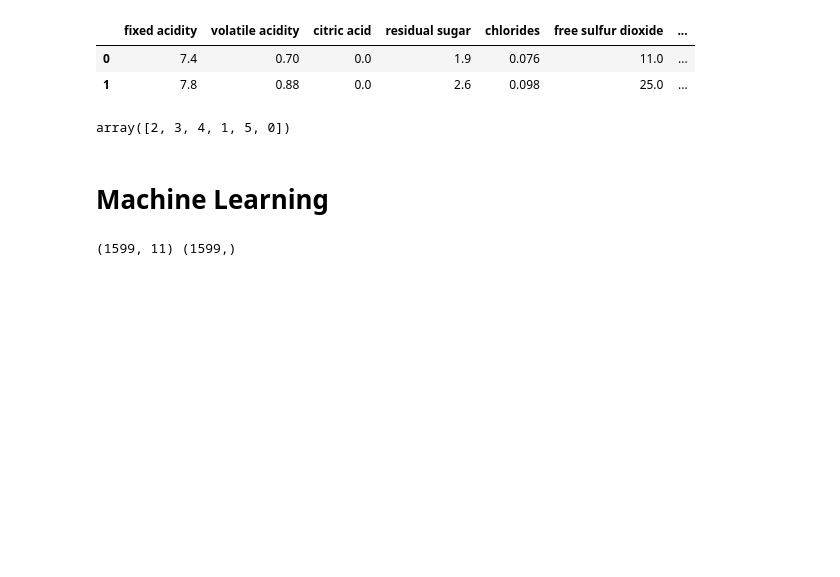
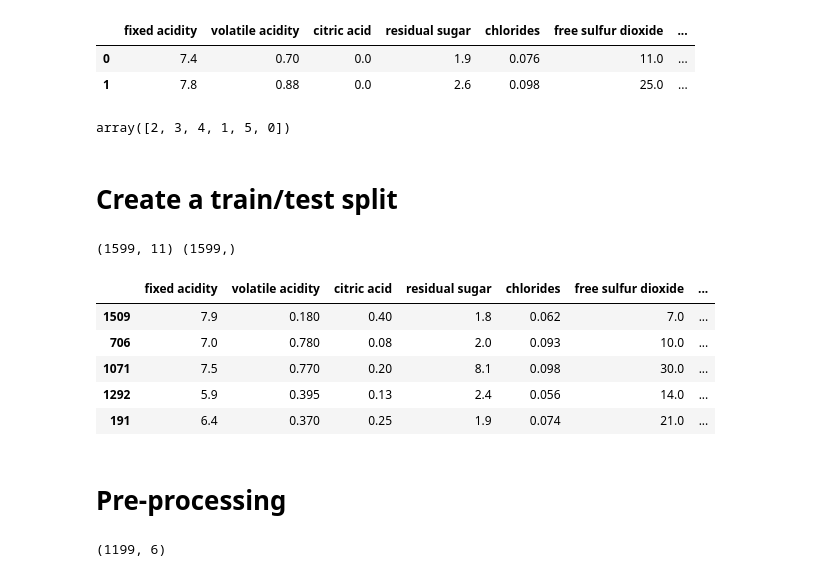
Before and after one commit to ChiqueCode/project_wine_library, a Jupyter notebook: red_wine_ml.ipynb, the cells around one changed output. Cells and saved outputs as stored; diff of their text form; code cells hidden in the pictures; blank space fills up the shorter version.

```diff
--- a/red_wine_ml.ipynb
+++ b/red_wine_ml.ipynb
@@ -111,8 +111,8 @@ final_replaced_data = first_replaced_data.replace({'quality': {6: 3, 7: 4, 8: 5}
 final_replaced_data["quality"].unique()
 # %% [output]
 array([2, 3, 4, 1, 5, 0])
-# %% [markdown]
-# Machine Learning
+# %% [markdown]
+# Create a train/test split
 # %%
 # Data Preprocessing
 X = final_replaced_data.drop("quality", axis=1)
@@ -123,4 +123,15 @@ print(X.shape, y.shape)
 # %%
 # Split the data into tarining and testing
 X_train, X_test, y_train, y_test = train_test_split(X, y, random_state=1, stratify=y)
+# %%
+X_train.head()
+# %% [output]
+|  | fixed acidity | volatile acidity | citric acid | residual sugar | chlorides | free sulfur dioxide | ... |
+| 1509 | 7.9 | 0.180 | 0.40 | 1.8 | 0.062 | 7.0 | ... |
+| 706 | 7.0 | 0.780 | 0.08 | 2.0 | 0.093 | 10.0 | ... |
+| 1071 | 7.5 | 0.770 | 0.20 | 8.1 | 0.098 | 30.0 | ... |
+| 1292 | 5.9 | 0.395 | 0.13 | 2.4 | 0.056 | 14.0 | ... |
+| 191 | 6.4 | 0.370 | 0.25 | 1.9 | 0.074 | 21.0 | ... |
+# %% [markdown]
+# Pre-processing
 # %%
@@ -132,3 +157,8 @@ X_test_scaled = X_scaler.transform(X_test)
+# %%
+# Check the shape of y
+y_train_categorical.shape
+# %% [output]
+(1199, 6)
 # %%
 # Data normalization
 # X_scaler = StandardScaler().fit(X_train)
```
Also changed, not shown: parts of 19 cells of this notebook.
